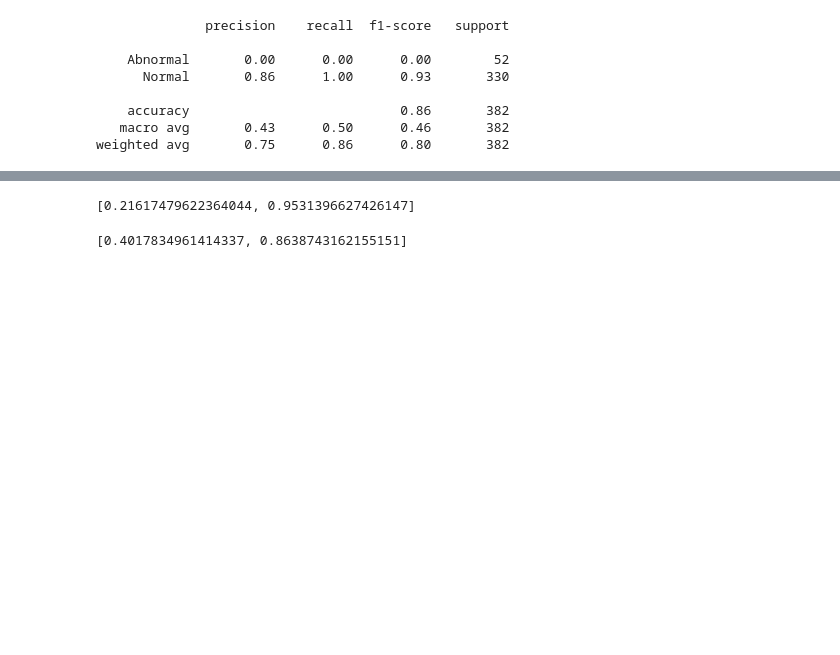
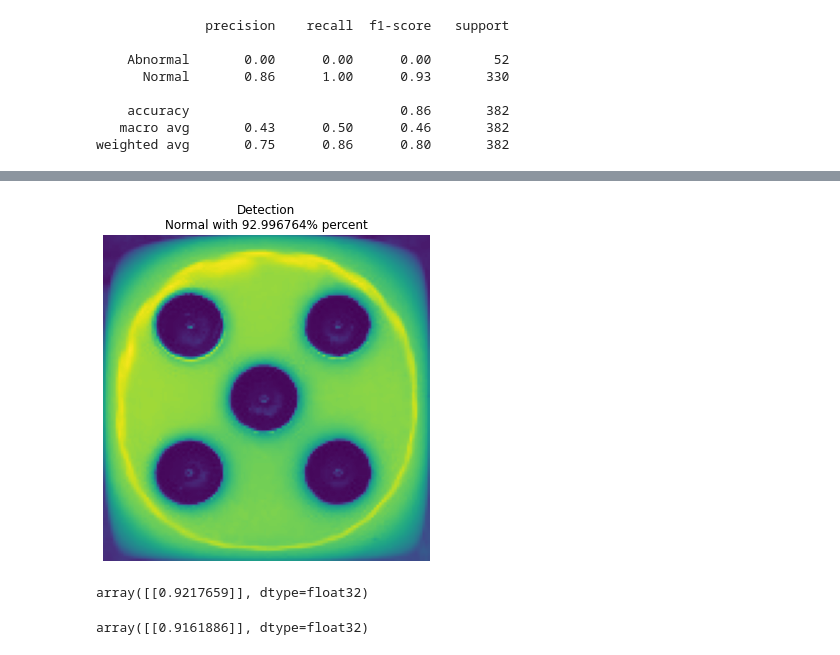
Before and after one commit to mokegg/Faktion-Anomaly-Detection, a Jupyter notebook: Binary_Model.ipynb, the cells around one changed output, grey strips where cells are left out. Saved outputs shown, nothing was run; the diff lists cells and outputs as text; code cells hidden in the pictures; blank space fills up the shorter version.

Commit message:
Binary model modified

```diff
--- a/Binary_Model.ipynb
+++ b/Binary_Model.ipynb
@@ -230,8 +191,0 @@ ValueError: Unsupported image shape: (1, 128, 128, 3)
-# %%
-image = img_gen(
-      img,
-      target_size=(img_height, img_width),
-      color_mode='grayscale',
-      class_mode='binary',
-      batch_size=batch_size
-      )
@@ -244,8 +192,41 @@ test_acc = saved_model.evaluate(test, verbose=0)
-# %%
-train_acc
-# %% [output]
-[0.21617479622364044, 0.9531396627426147]
-# %%
-test_acc
-# %% [output]
-[0.4017834961414337, 0.8638743162155151]
+# %%
+def predict(path):
+    img = image.load_img(path, target_size=(128, 128),color_mode='grayscale')
+
+    # Preprocessing the image
+    pp_img = image.img_to_array(img)
+    pp_img = pp_img/255
+    pp_img = np.expand_dims(pp_img, axis=0)
+
+
+    #predict
+    img_pred= model.predict(pp_img)
+
+    plt.figure(figsize=(6,6))
+    plt.axis('off')
+
+    if img_pred >= 0.5:
+        pred = ('Normal with {:%} percent'.format(img_pred[0][0]))
+
+    else:
+        pred = ('Abnormal with {:%} percent'.format(1-img_pred[0][0]))
+
+    plt.title("Detection\n"+ pred)
+
+    plt.imshow(np.squeeze(pp_img))
+
+    return  plt.show()
+# %%
+path = './dices/normal/16_09_21_06_109.png'
+# %%
+predict(path)
+# %% [output]
+[figure, added]
+# %%
+img_pred
+# %% [output]
+array([[0.9217659]], dtype=float32)
+# %%
+img_preds
+# %% [output]
+array([[0.9161886]], dtype=float32)
```
Also changed, not shown: parts of 6 cells of this notebook.
